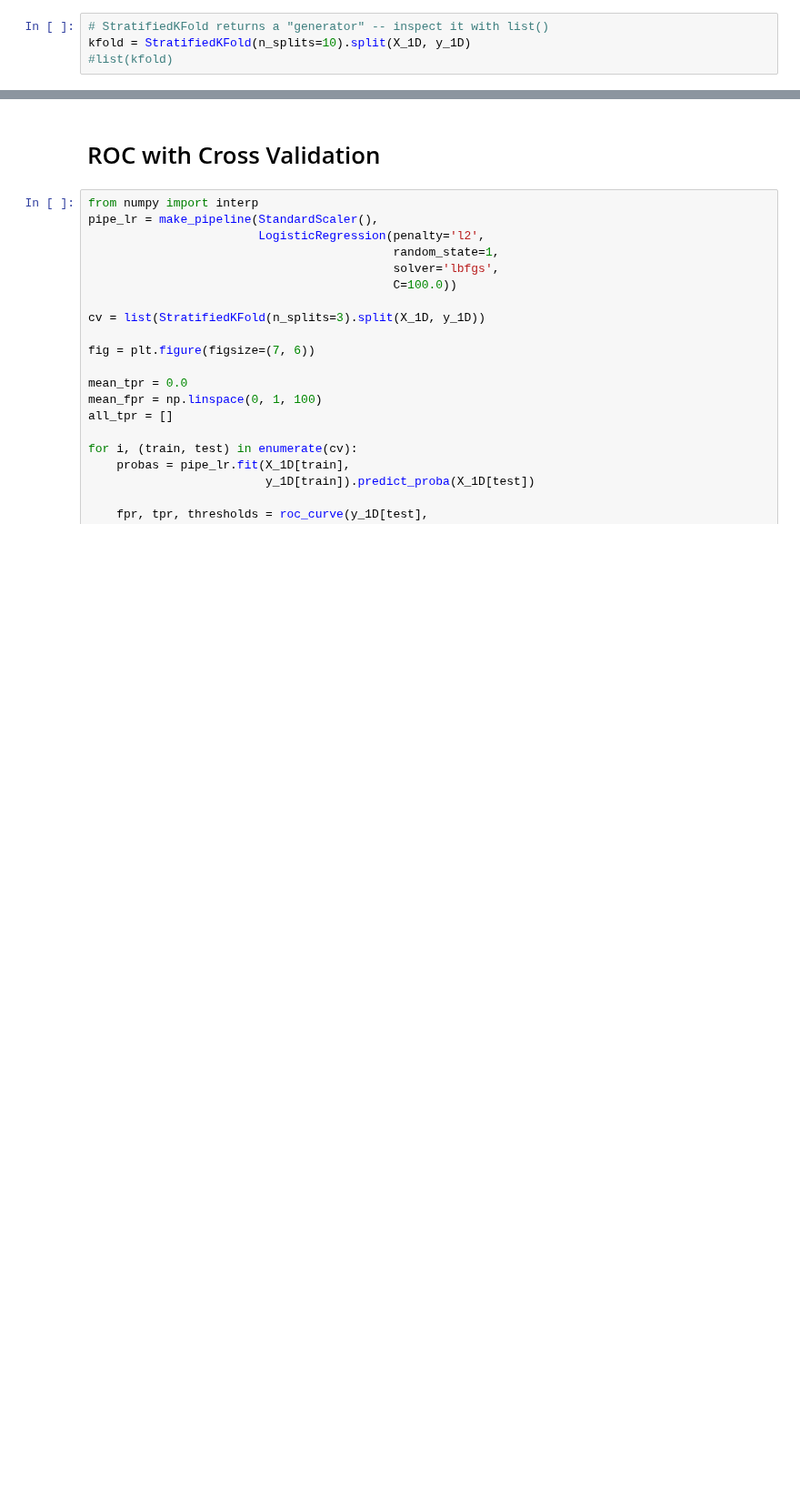
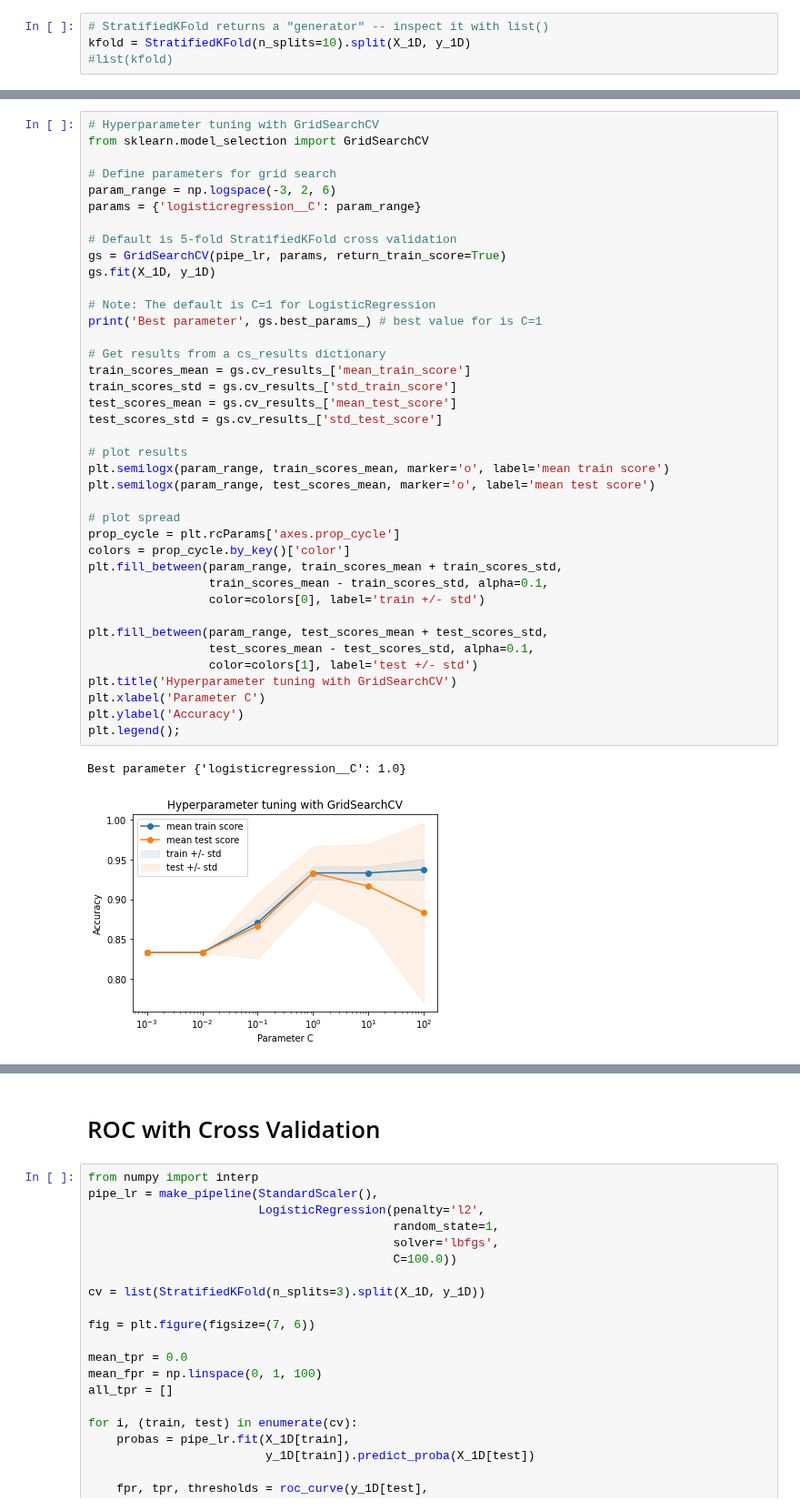
Before and after one commit to mguner/summer-2022, a Jupyter notebook: 09d-classification-metrics-iris.ipynb, the cells around one changed output, grey strips where cells are left out. Shown at 91% size. Drawn from its saved outputs; the diff is of its cells as text; blank space fills up the shorter version.

```diff
--- a/09d-classification-metrics-iris.ipynb
+++ b/09d-classification-metrics-iris.ipynb
@@ -352,0 +421,42 @@ print('CV accuracy: %.3f +/- %.3f' % (np.mean(scores), np.std(scores)))
+# %%
+# Hyperparameter tuning with GridSearchCV
+from sklearn.model_selection import GridSearchCV
+
+# Define parameters for grid search
+param_range = np.logspace(-3, 2, 6)
+params = {'logisticregression__C': param_range}
+
+# Default is 5-fold StratifiedKFold cross validation
+gs = GridSearchCV(pipe_lr, params, return_train_score=True)
+gs.fit(X_1D, y_1D)
+
+# Note: The default is C=1 for LogisticRegression
+print('Best parameter', gs.best_params_) # best value for is C=1
+
+# Get results from a cs_results dictionary
+train_scores_mean = gs.cv_results_['mean_train_score']
+train_scores_std = gs.cv_results_['std_train_score']
+test_scores_mean = gs.cv_results_['mean_test_score']
+test_scores_std = gs.cv_results_['std_test_score']
+
+# plot results
+plt.semilogx(param_range, train_scores_mean, marker='o', label='mean train score')
+plt.semilogx(param_range, test_scores_mean, marker='o', label='mean test score')
+
+# plot spread
+prop_cycle = plt.rcParams['axes.prop_cycle']
+colors = prop_cycle.by_key()['color']
+plt.fill_between(param_range, train_scores_mean + train_scores_std,
+                 train_scores_mean - train_scores_std, alpha=0.1,
+                 color=colors[0], label='train +/- std')
+
+plt.fill_between(param_range, test_scores_mean + test_scores_std,
+                 test_scores_mean - test_scores_std, alpha=0.1,
+                 color=colors[1], label='test +/- std')
+plt.title('Hyperparameter tuning with GridSearchCV')
+plt.xlabel('Parameter C')
+plt.ylabel('Accuracy')
+plt.legend();
+# %% [output]
+Best parameter {'logisticregression__C': 1.0}
+[figure, added]
```
Also changed, not shown: parts of 14 cells of this notebook.
